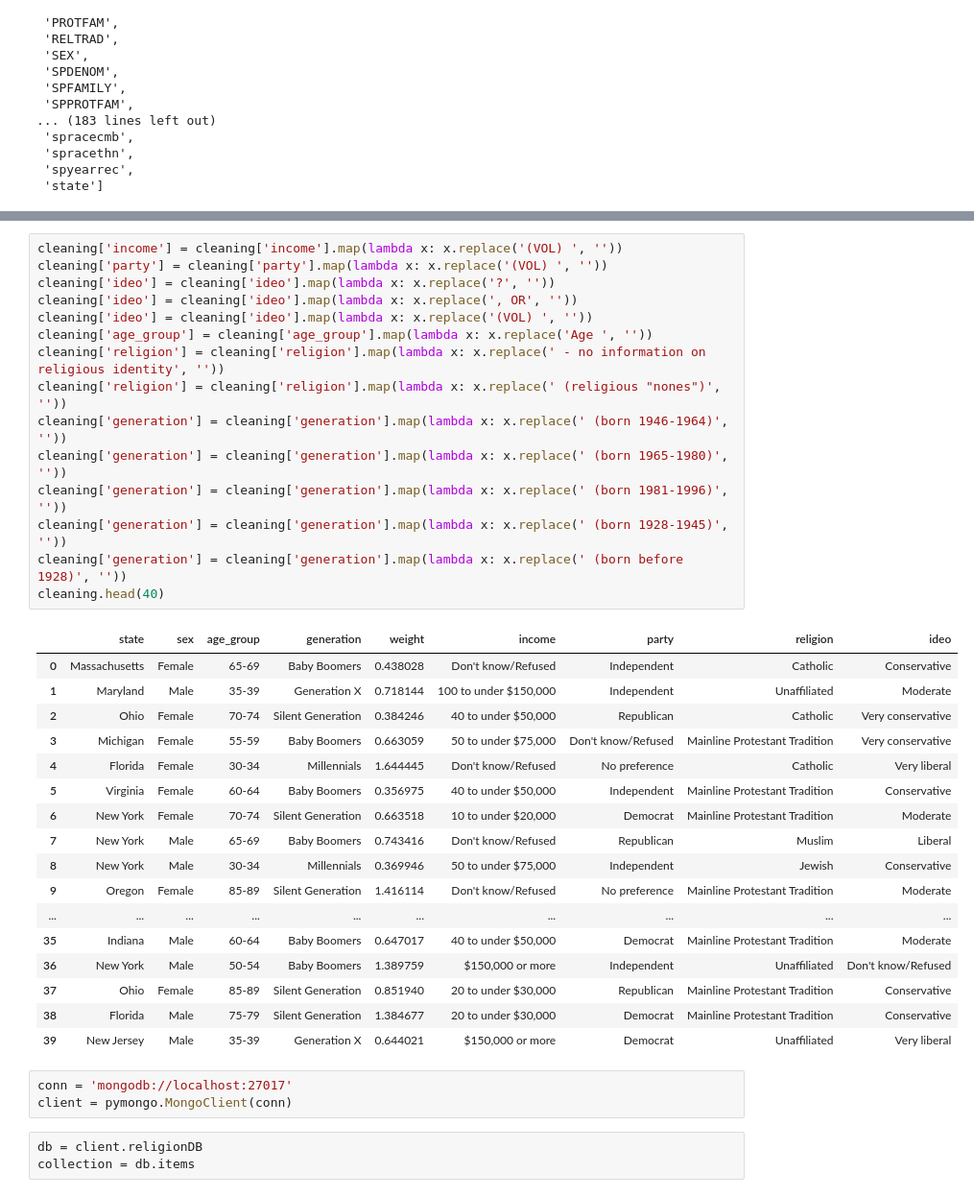
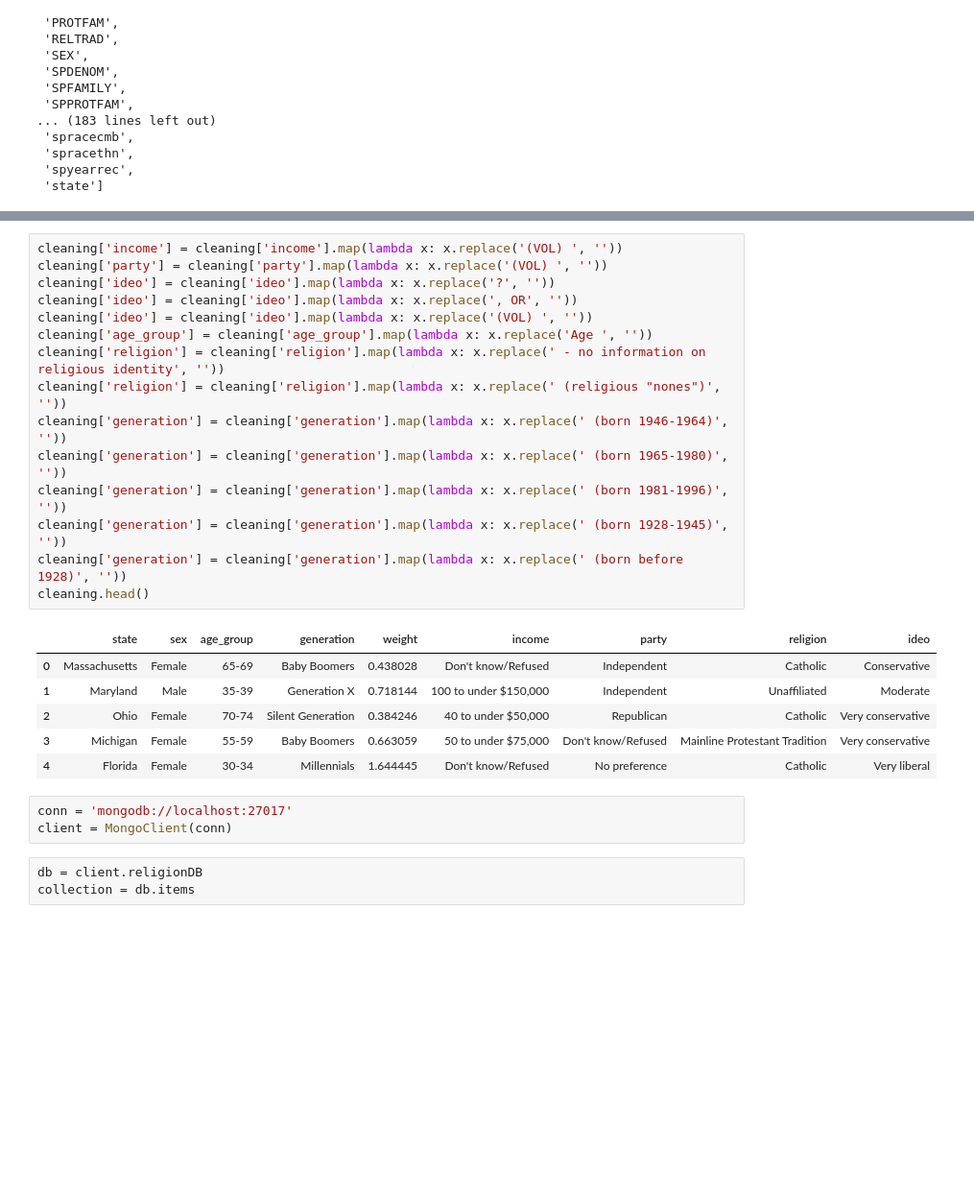
Before and after one commit to todom86/Project2, a Jupyter notebook: src/data/data.ipynb, the cells around one changed output, grey strips where cells are left out. Shown at 96% size. Cells and saved outputs as stored; diff of their text form; blank space fills up the shorter version.

```diff
--- a/src/data/data.ipynb
+++ b/src/data/data.ipynb
@@ -70,39 +59,28 @@ cleaning.head(40)
 # %%
 cleaning['income'] = cleaning['income'].map(lambda x: x.replace('(VOL) ', ''))
 cleaning['party'] = cleaning['party'].map(lambda x: x.replace('(VOL) ', ''))
 cleaning['ideo'] = cleaning['ideo'].map(lambda x: x.replace('?', ''))
 cleaning['ideo'] = cleaning['ideo'].map(lambda x: x.replace(', OR', ''))
 cleaning['ideo'] = cleaning['ideo'].map(lambda x: x.replace('(VOL) ', ''))
 cleaning['age_group'] = cleaning['age_group'].map(lambda x: x.replace('Age ', ''))
 cleaning['religion'] = cleaning['religion'].map(lambda x: x.replace(' - no information on religious identity', ''))
 cleaning['religion'] = cleaning['religion'].map(lambda x: x.replace(' (religious "nones")', ''))
 cleaning['generation'] = cleaning['generation'].map(lambda x: x.replace(' (born 1946-1964)', ''))
 cleaning['generation'] = cleaning['generation'].map(lambda x: x.replace(' (born 1965-1980)', ''))
 cleaning['generation'] = cleaning['generation'].map(lambda x: x.replace(' (born 1981-1996)', ''))
 cleaning['generation'] = cleaning['generation'].map(lambda x: x.replace(' (born 1928-1945)', ''))
 cleaning['generation'] = cleaning['generation'].map(lambda x: x.replace(' (born before 1928)', ''))
-cleaning.head(40)
+cleaning.head()
 # %% [output]
 |  | state | sex | age_group | generation | weight | income | party | religion | ideo |
 | 0 | Massachusetts | Female | 65-69 | Baby Boomers | 0.438028 | Don't know/Refused | Independent | Catholic | Conservative |
 | 1 | Maryland | Male | 35-39 | Generation X | 0.718144 | 100 to under $150,000 | Independent | Unaffiliated | Moderate |
 | 2 | Ohio | Female | 70-74 | Silent Generation | 0.384246 | 40 to under $50,000 | Republican | Catholic | Very conservative |
 | 3 | Michigan | Female | 55-59 | Baby Boomers | 0.663059 | 50 to under $75,000 | Don't know/Refused | Mainline Protestant Tradition | Very conservative |
 | 4 | Florida | Female | 30-34 | Millennials | 1.644445 | Don't know/Refused | No preference | Catholic | Very liberal |
-| 5 | Virginia | Female | 60-64 | Baby Boomers | 0.356975 | 40 to under $50,000 | Independent | Mainline Protestant Tradition | Conservative |
-| 6 | New York | Female | 70-74 | Silent Generation | 0.663518 | 10 to under $20,000 | Democrat | Mainline Protestant Tradition | Moderate |
-| 7 | New York | Male | 65-69 | Baby Boomers | 0.743416 | Don't know/Refused | Republican | Muslim | Liberal |
-| 8 | New York | Male | 30-34 | Millennials | 0.369946 | 50 to under $75,000 | Independent | Jewish | Conservative |
-| 9 | Oregon | Female | 85-89 | Silent Generation | 1.416114 | Don't know/Refused | No preference | Mainline Protestant Tradition | Moderate |
-| ... | ... | ... | ... | ... | ... | ... | ... | ... | ... |
-| 35 | Indiana | Male | 60-64 | Baby Boomers | 0.647017 | 40 to under $50,000 | Democrat | Mainline Protestant Tradition | Moderate |
-| 36 | New York | Male | 50-54 | Baby Boomers | 1.389759 | $150,000 or more | Independent | Unaffiliated | Don't know/Refused |
-| 37 | Ohio | Female | 85-89 | Silent Generation | 0.851940 | 20 to under $30,000 | Republican | Mainline Protestant Tradition | Conservative |
-| 38 | Florida | Male | 75-79 | Silent Generation | 1.384677 | 20 to under $30,000 | Democrat | Mainline Protestant Tradition | Conservative |
-| 39 | New Jersey | Male | 35-39 | Generation X | 0.644021 | $150,000 or more | Democrat | Unaffiliated | Very liberal |
 # %%
 conn = 'mongodb://localhost:27017'
-client = pymongo.MongoClient(conn)
+client = MongoClient(conn)
 # %%
 db = client.religionDB
 collection = db.items
```
Also changed, not shown: parts of 2 cells of this notebook, 3 other files.
